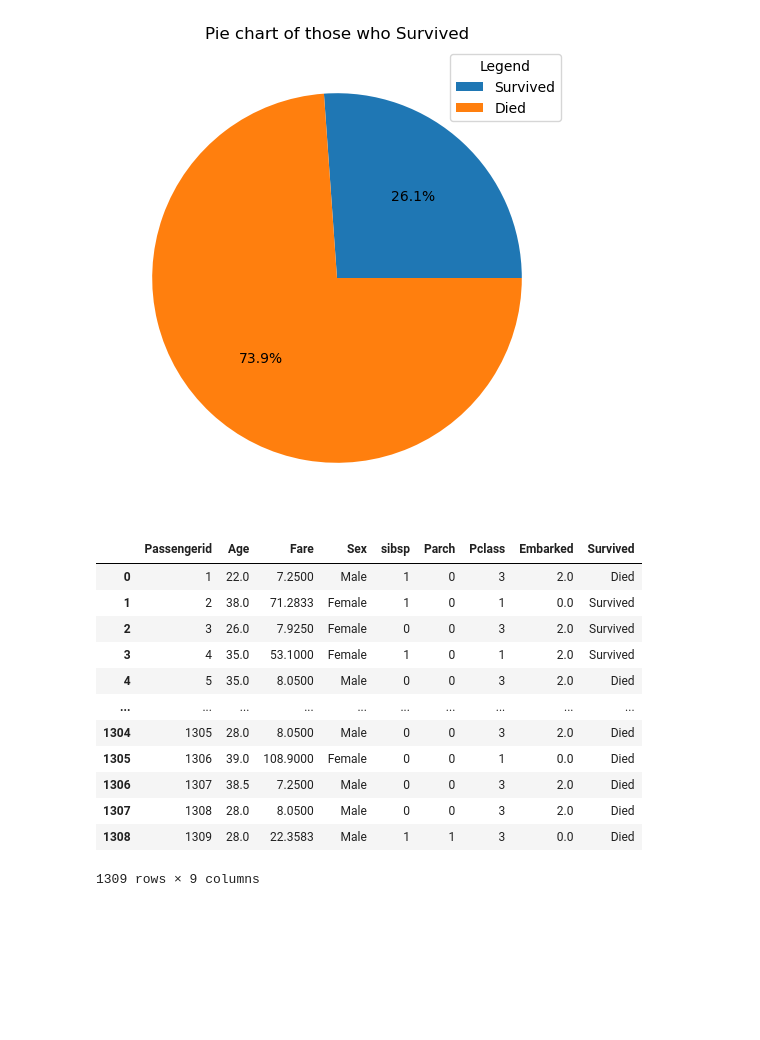
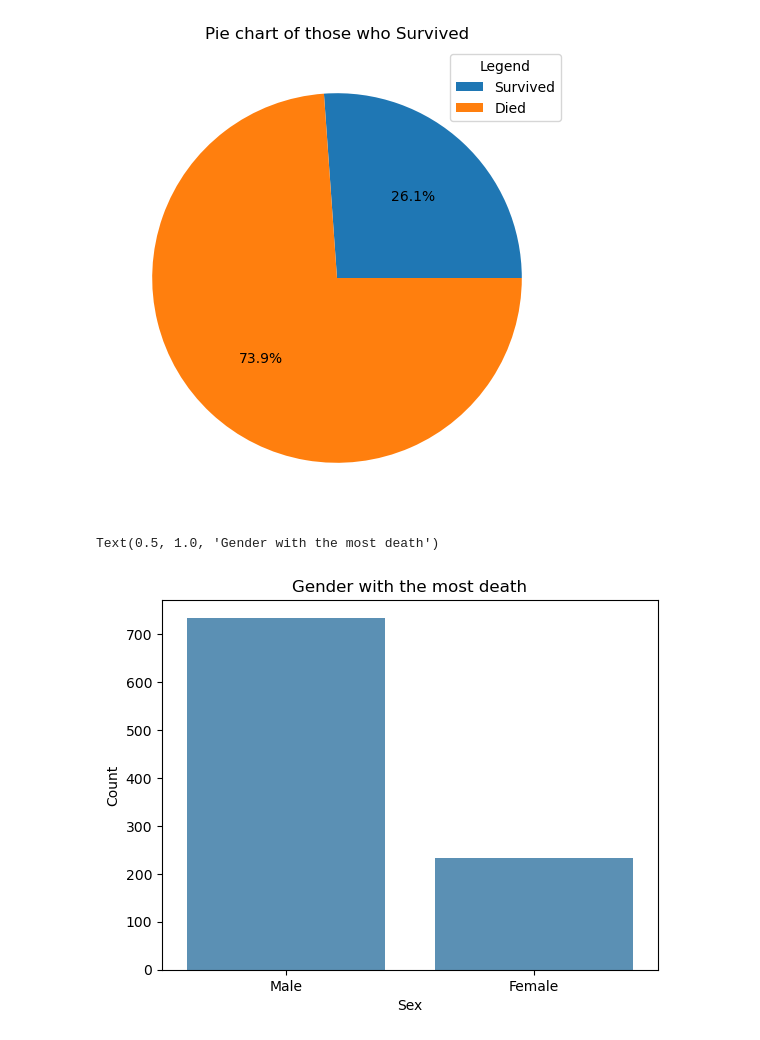
Before and after one commit to mertensblackfyre/data_analysis_projects, a Jupyter notebook: data_analysis/project_4/Untitled.ipynb, the cells around one changed output. Drawn from its saved outputs; the diff is of its cells as text; code cells hidden in the pictures; blank space fills up the shorter version.

```diff
--- a/data_analysis/project_4/Untitled.ipynb
+++ b/data_analysis/project_4/Untitled.ipynb
@@ -52,19 +52,15 @@ plt.title("Pie chart of those who Survived")
 plt.show()
 # %% [output]
 [figure]
-# %%
-df
-# %% [output]
-|  | Passengerid | Age | Fare | Sex | sibsp | Parch | Pclass | Embarked | Survived |
-| 0 | 1 | 22.0 | 7.2500 | Male | 1 | 0 | 3 | 2.0 | Died |
-| 1 | 2 | 38.0 | 71.2833 | Female | 1 | 0 | 1 | 0.0 | Survived |
-| 2 | 3 | 26.0 | 7.9250 | Female | 0 | 0 | 3 | 2.0 | Survived |
-| 3 | 4 | 35.0 | 53.1000 | Female | 1 | 0 | 1 | 2.0 | Survived |
-| 4 | 5 | 35.0 | 8.0500 | Male | 0 | 0 | 3 | 2.0 | Died |
-| ... | ... | ... | ... | ... | ... | ... | ... | ... | ... |
-| 1304 | 1305 | 28.0 | 8.0500 | Male | 0 | 0 | 3 | 2.0 | Died |
-| 1305 | 1306 | 39.0 | 108.9000 | Female | 0 | 0 | 1 | 0.0 | Died |
-| 1306 | 1307 | 38.5 | 7.2500 | Male | 0 | 0 | 3 | 2.0 | Died |
-| 1307 | 1308 | 28.0 | 8.0500 | Male | 0 | 0 | 3 | 2.0 | Died |
-| 1308 | 1309 | 28.0 | 22.3583 | Male | 1 | 1 | 3 | 0.0 | Died |
-1309 rows × 9 columns
+# %%
+md = df.loc[(df['Survived'] == "Died") & (df['Sex'] == "Male"), 'Survived'].count()
+fd = df.loc[(df['Survived'] == "Died") & (df['Sex'] == "Female"), 'Survived'].count()
+df2 = pd.DataFrame({
+    "Sex": ["Male", "Female"],
+    "Count": [md, fd]
+})
+sns.barplot(data=df2, x="Sex", y="Count", alpha=0.8)
+plt.title("Gender with the most death")
+# %% [output]
+Text(0.5, 1.0, 'Gender with the most death')
+[figure, added]
```
Also changed, not shown: parts of 1 cell of this notebook, 1 other file.
